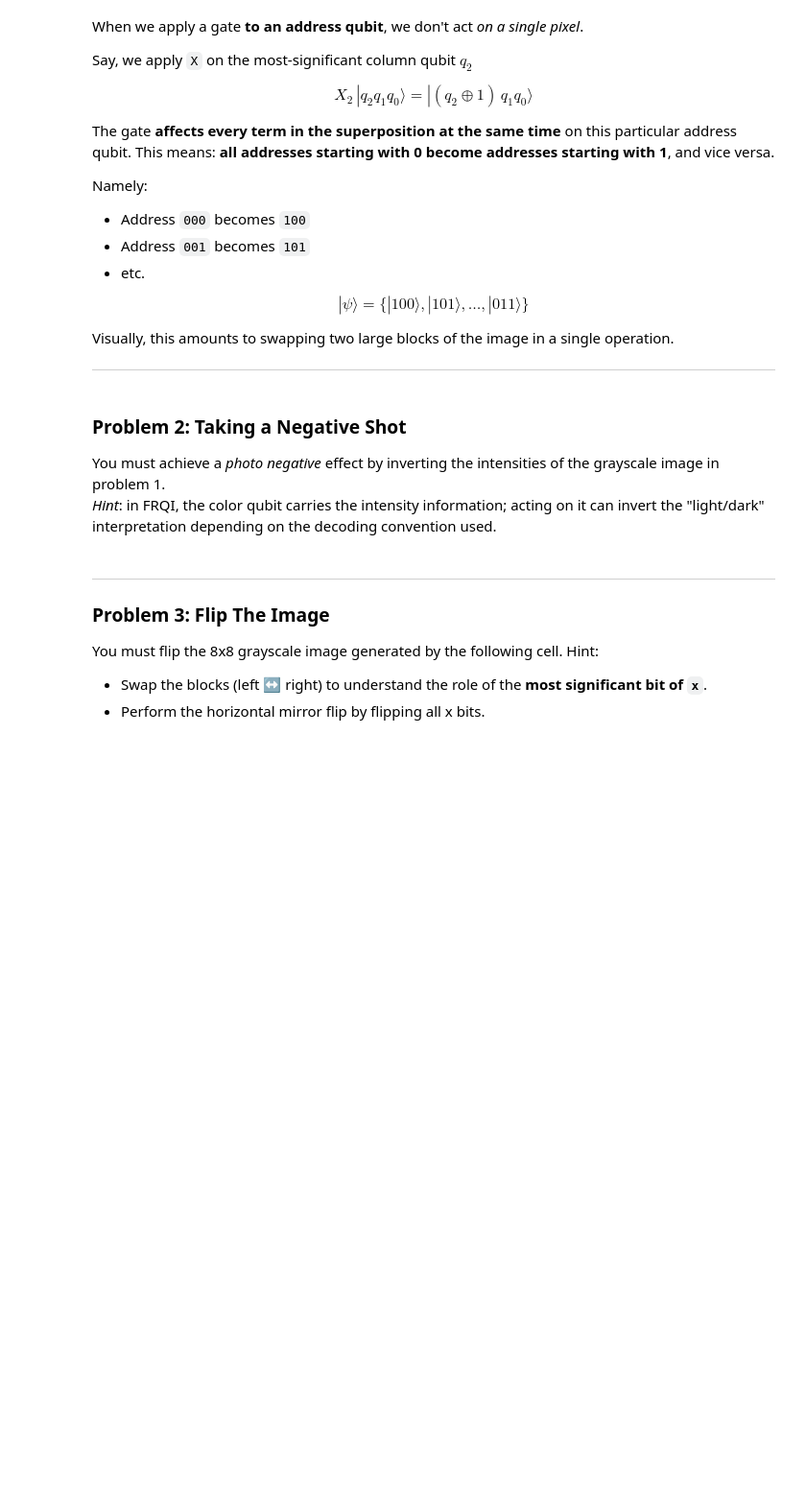
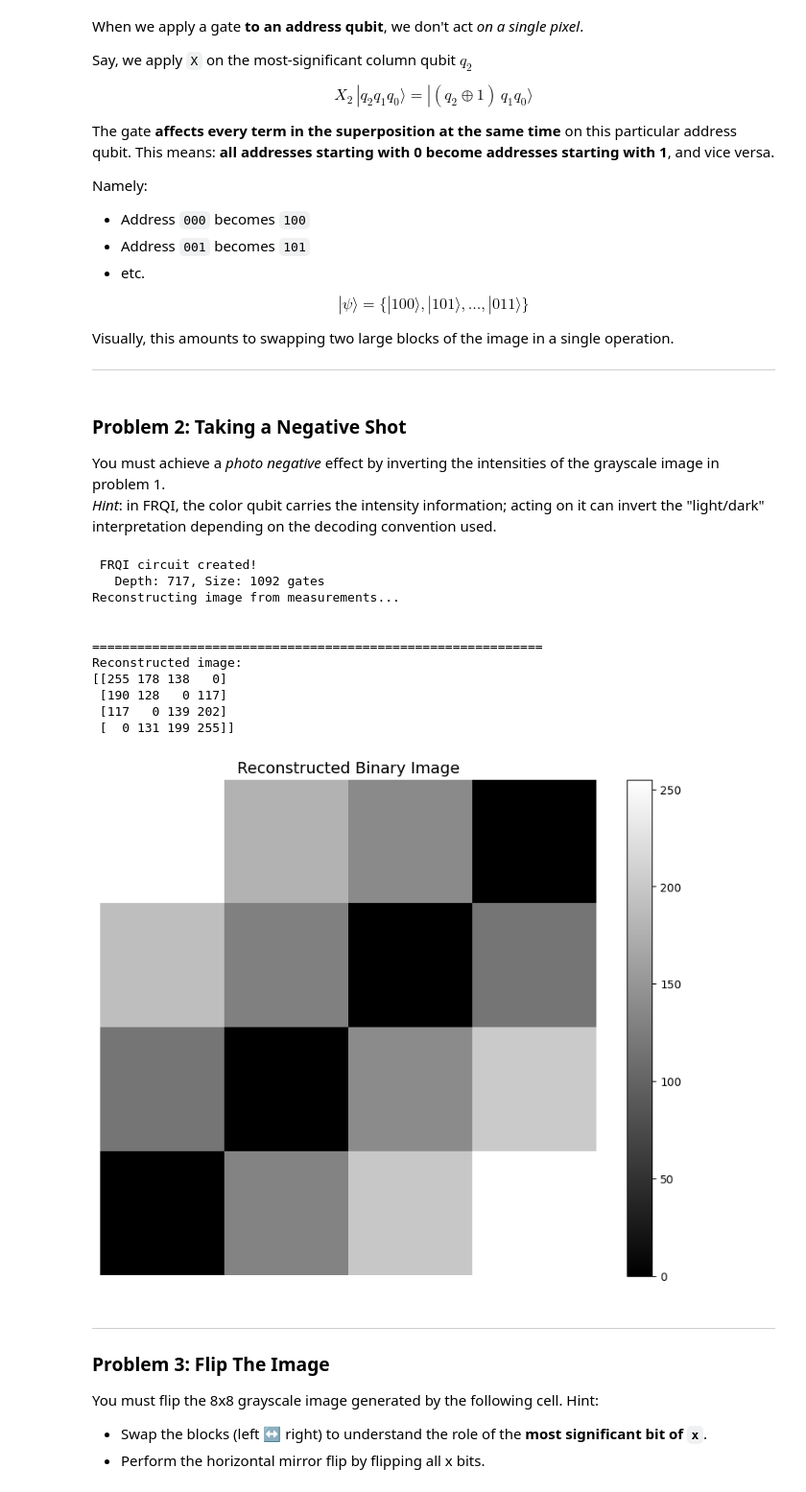
Before and after one commit to jeffbrin/IQuCodeFest-QuantumConcordia, a Jupyter notebook: ProvidedFiles/side_quests/challenge_01_quantum_vision_fundamentals/frqi_challenge_en.ipynb, the cells around one changed output. Shown at 96% size. Cells and saved outputs as stored; diff of their text form; code cells hidden in the pictures; blank space fills up the shorter version.

```diff
--- a/ProvidedFiles/side_quests/challenge_01_quantum_vision_fundamentals/frqi_challenge_en.ipynb
+++ b/ProvidedFiles/side_quests/challenge_01_quantum_vision_fundamentals/frqi_challenge_en.ipynb
@@ -746,7 +736,41 @@ You must achieve a *photo negative* effect by inverting the intensities of the g
 # %%
 # TODO ...
 # Hint: Add ONE SINGLE gate to invert the colors
 #       the gate acts on the color qubit (the last qubit, index n_pos)
+# Build FRQI circuit
+frqi_circuit, n_pos = encode_frqi_grayscale(grayscale_4x4)
+frqi_circuit.x(n_pos)
+
+# very important: add measurement to the circuit
+frqi_circuit.measure_all()
+
+# Note: Since FRQI is probabilistic, we need enough shots
+# to ensure every pixel address is measured at least a few times.
+# Heuristic: shots > 50 * n_pixels
+num_shots = 200 * (2**n_pos) # 200 shots per pixel address
+counts = q_utils.run_simulation(frqi_circuit, shots=num_shots)
+
+# Reconstruct
+frqi_reconstructed = reconstruct_grayscale_from_frqi(counts, n_pos, frqi_test_image.shape)
+
+print(f"\n{'='*60}")
+print("Reconstructed image:")
+print(frqi_reconstructed)
+
+img_utils.display_image(frqi_reconstructed, "Reconstructed Binary Image")
+# %% [output]
+ FRQI circuit created!
+   Depth: 717, Size: 1092 gates
+Reconstructing image from measurements...
+
+
+============================================================
+Reconstructed image:
+[[255 178 138   0]
+ [190 128   0 117]
+ [117   0 139 202]
+ [  0 131 199 255]]
+[figure, added]
 # %% [markdown]
 ---
 ### **Problem 3: Flip The Image**
```
Also changed, not shown: parts of 8 cells of this notebook.
